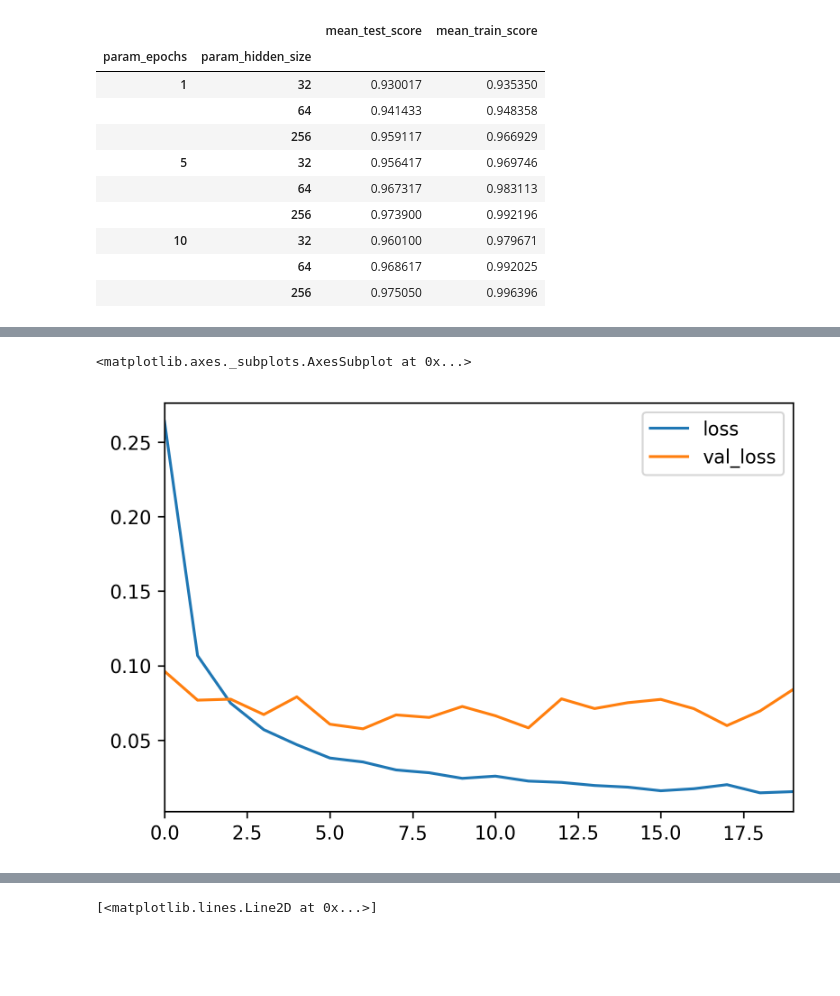
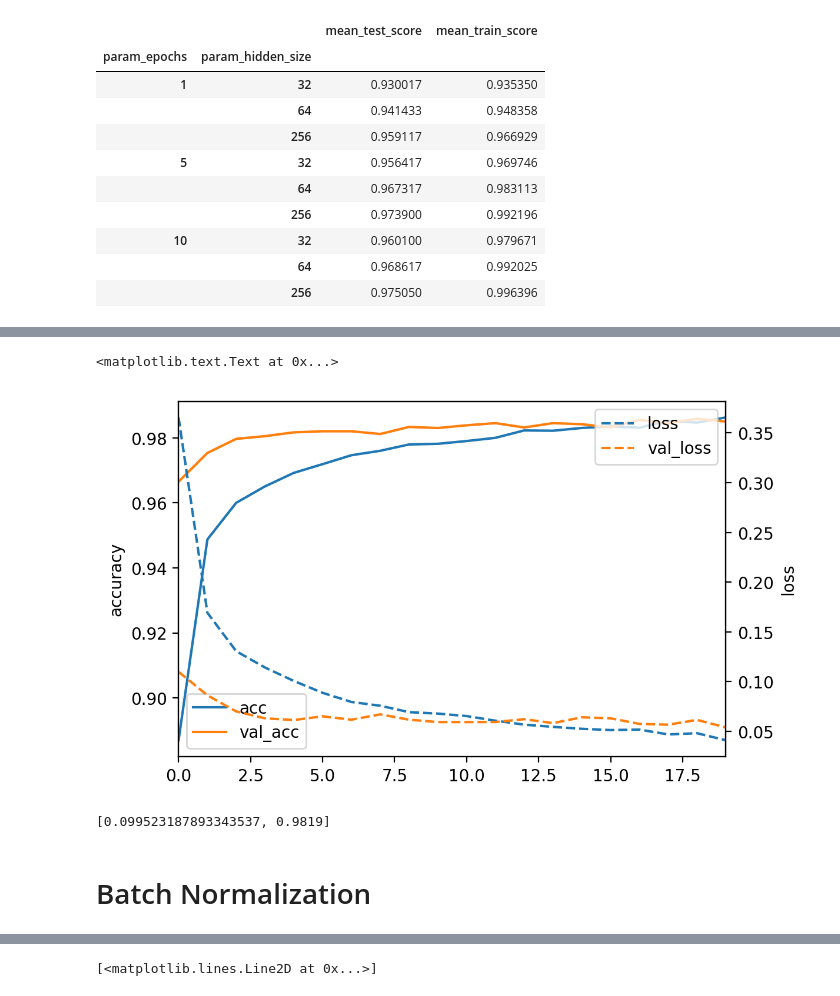
Before and after one commit to amueller/applied_ml_spring_2017, a Jupyter notebook: slides/aml-23.ipynb, the cells around one changed output, grey strips where cells are left out. Drawn from its saved outputs; the diff is of its cells as text; code cells hidden in the pictures; blank space fills up the shorter version.

```diff
--- a/slides/aml-23.ipynb
+++ b/slides/aml-23.ipynb
@@ -283,15 +345,15 @@ pd.DataFrame(history.history).plot()
 # %%
 from keras.layers import Dropout
 
-model = Sequential([
-    Dense(512, input_shape=(784,), activation='relu'),
-    Dropout(.2),
-    Dense(512, activation='relu'),
-    Dropout(.2),
+model_dropout = Sequential([
+    Dense(1024, input_shape=(784,), activation='relu'),
+    Dropout(.5),
+    Dense(1024, activation='relu'),
+    Dropout(.5),
     Dense(10, activation='softmax'),
 ])
-model.compile("adam", "categorical_crossentropy", metrics=['accuracy'])
-history_dropout = model.fit(X_train, y_train, batch_size=128,
+model_dropout.compile("adam", "categorical_crossentropy", metrics=['accuracy'])
+history_dropout = model_dropout.fit(X_train, y_train, batch_size=128,
                             epochs=20, verbose=1, validation_split=.1)
 # %% [output]
 Train on 54000 samples, validate on 6000 samples
@@ -314,5 +376,9 @@ Epoch 20/20
-# %%
-pd.DataFrame(history_dropout.history).plot()
-# %% [output]
-<matplotlib.axes._subplots.AxesSubplot at 0x...>
-[figure, removed]
+# %%
+df = pd.DataFrame(history_dropout.history)
+df[['acc', 'val_acc']].plot()
+plt.ylabel("accuracy")
+df[['loss', 'val_loss']].plot(linestyle='--', ax=plt.twinx())
+plt.ylabel("loss")
+# %% [output]
+<matplotlib.text.Text at 0x...>
+[figure, added]
@@ -319 +387,7 @@ pd.DataFrame(history_dropout.history).plot()
+# %%
+score
+# %% [output]
+[0.099523187893343537, 0.9819]
+# %% [markdown]
+# Batch Normalization
 # %%
```
Also changed, not shown: parts of 26 cells of this notebook, 2 other files.
